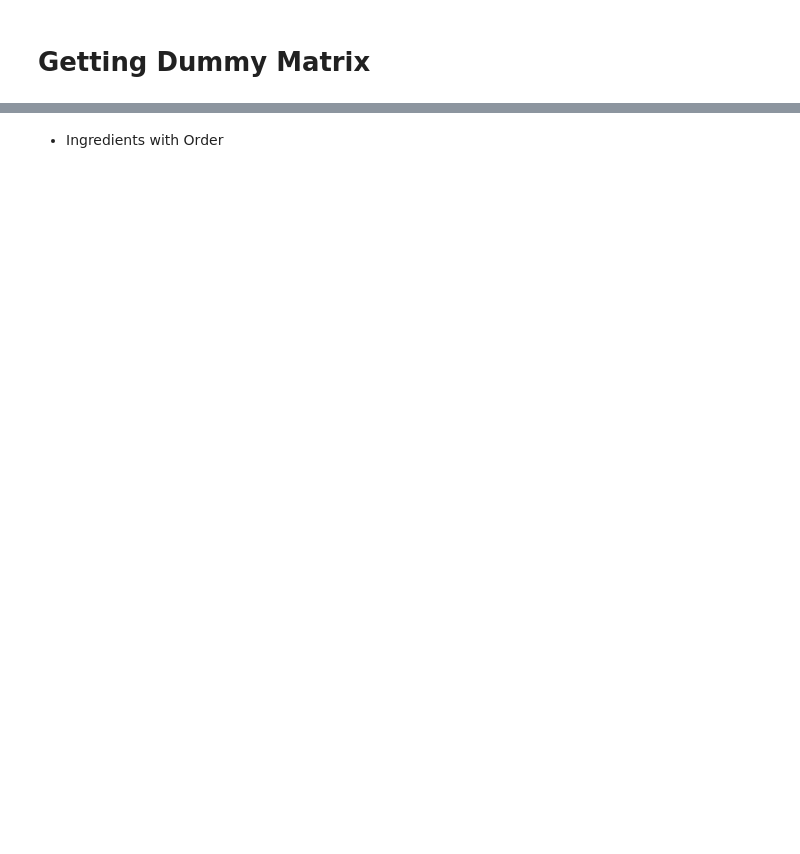
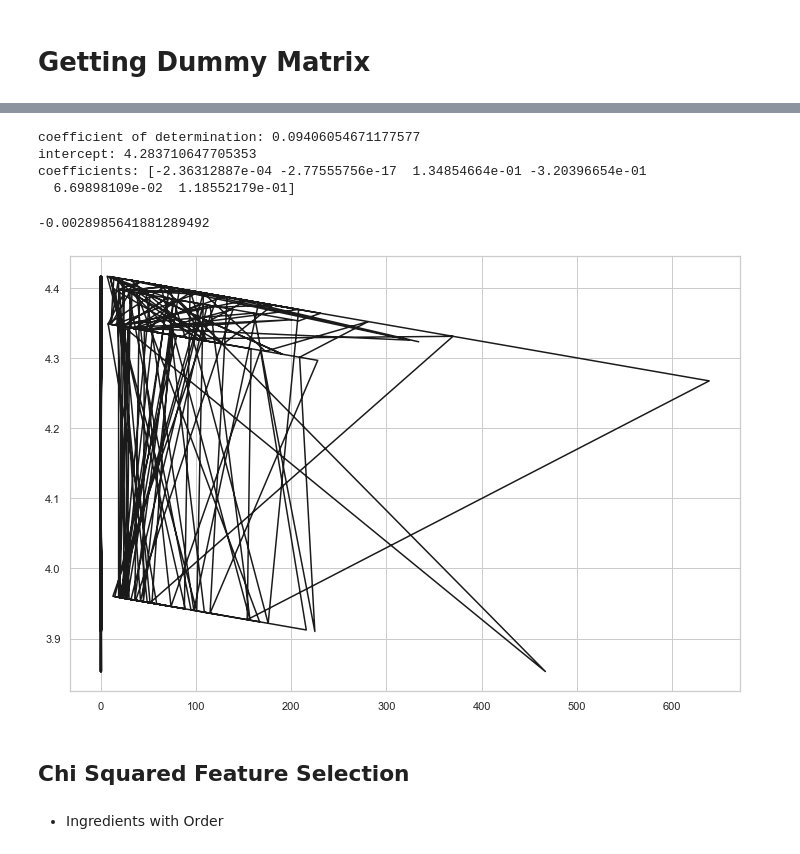
Before and after one commit to kajinmo/icecream, a Jupyter notebook: icecream.ipynb, the cells around one changed output, grey strips where cells are left out. Drawn from its saved outputs; the diff is of its cells as text; code cells hidden in the pictures; blank space fills up the shorter version.

```diff
--- a/icecream.ipynb
+++ b/icecream.ipynb
@@ -341,2 +543,0 @@ all_ingredients
-# %%
-df['ingredients_cleaned'] = df['ingredients_cleaned'].str.split(',')
@@ -345,6 +567,6 @@ df['ingredients_cleaned'] = df['ingredients_cleaned'].str.split(',')
 # %%
 y = df.loc[:, 'rating']
-X = df.drop('rating', axis=1)
+X = df.drop(['rating','ingredients','name'], axis=1)
 df_bckp = df.copy()
 # %%
 def dummy(df, column, prefix):
@@ -354,5 +576,7 @@ def dummy(df, column, prefix):
     return df
 # %%
 X = dummy(X, 'brand', 'b')
+# %%
+X = dummy(X, 'ingredients_cleaned', 'b')
 # %%
 X
@@ -399,0 +624,3 @@ for row in df.iterrows():
+# %%
+y_pred = model.predict(X_train)
+print(f"predicted response:\n{y_pred}")
@@ -399,0 +645,24 @@ for row in df.iterrows():
+# %%
+r_sq = model.score(X_train, y_train)
+print(f"coefficient of determination: {r_sq}")
+
+print(f"intercept: {model.intercept_}")
+
+print(f"coefficients: {model.coef_}")
+# %% [output]
+coefficient of determination: 0.09406054671177577
+intercept: 4.283710647705353
+coefficients: [-2.36312887e-04 -2.77555756e-17  1.34854664e-01 -3.20396654e-01
+  6.69898109e-02  1.18552179e-01]
+# %%
+model.score(X_test, y_test)
+# %% [output]
+-0.0028985641881289492
+# %%
+#plt.scatter(X_train, y_train,color='g')
+plt.plot(X_train, y_pred,color='k')
+plt.show()
+# %% [output]
+[figure, added]
+# %% [markdown]
+## Chi Squared Feature Selection
```
Also changed, not shown: parts of 54 cells of this notebook.
